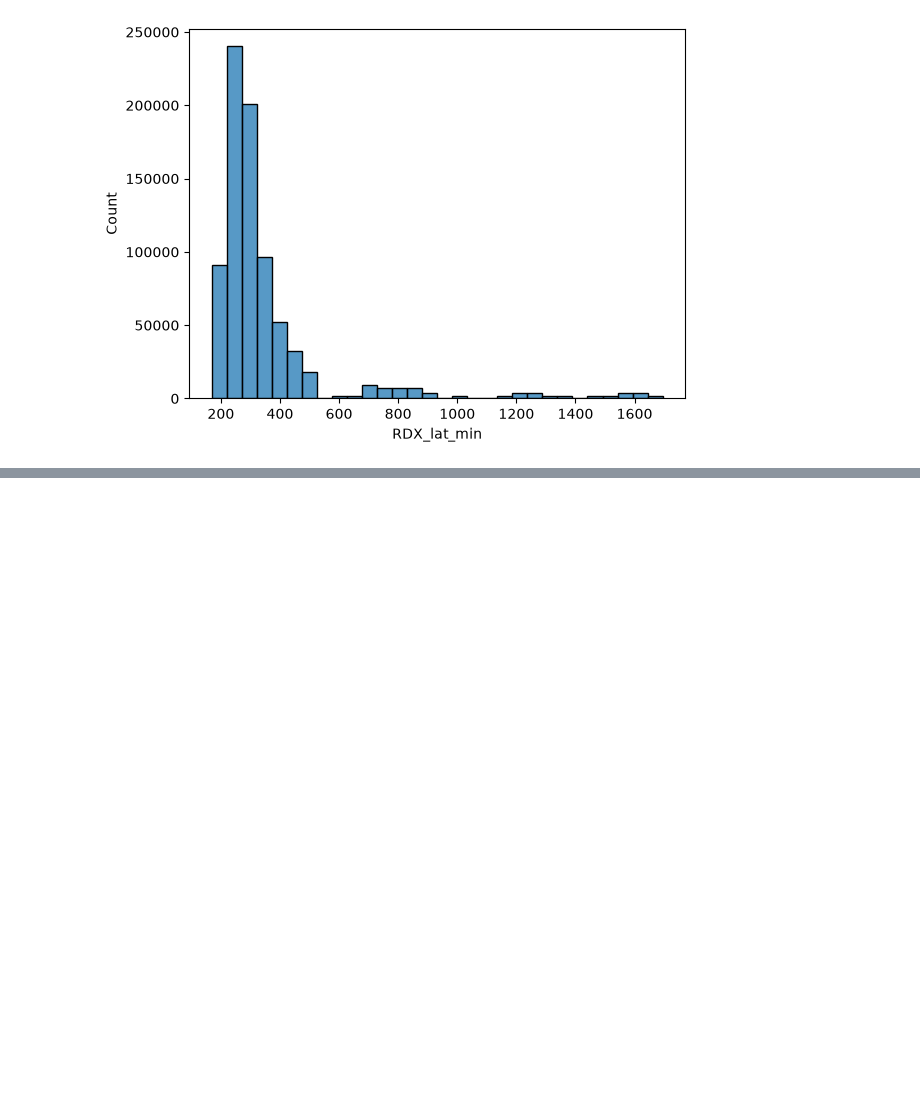
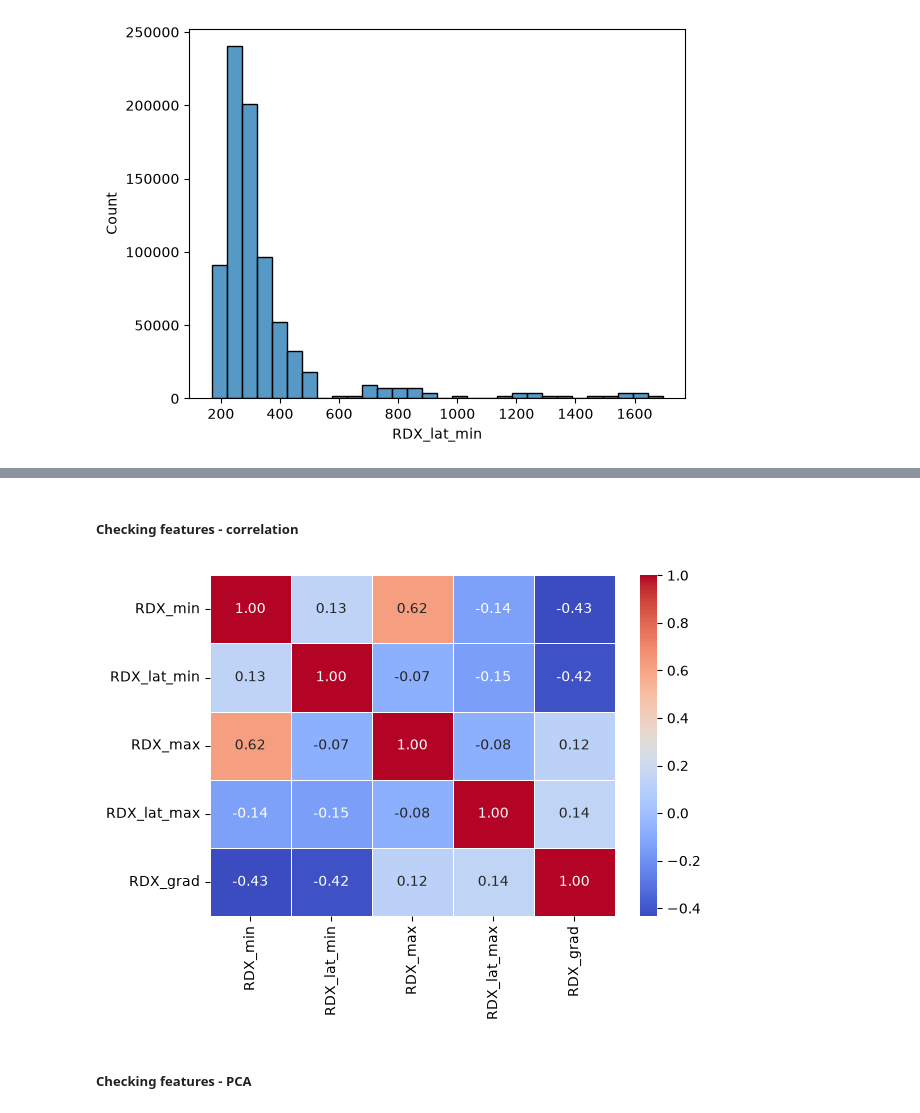
Before and after one commit to arthbreaker/2026_M1_internship, a Jupyter notebook: data_preparation.ipynb, the cells around one changed output, grey strips where cells are left out. Cells and saved outputs as stored; diff of their text form; code cells hidden in the pictures; blank space fills up the shorter version.

```diff
--- a/data_preparation.ipynb
+++ b/data_preparation.ipynb
@@ -144,0 +176,10 @@ sns.histplot(rdx_data, x='RDX_lat_min', bins=30)
+# %% [markdown]
+##### Checking features - correlation
+# %%
+matrix = X_train.loc[:, ['RDX_min', 'RDX_lat_min', 'RDX_max', 'RDX_lat_max', 'RDX_grad']].corr()
+sns.heatmap(matrix, annot=True, cmap="coolwarm", fmt=".2f", linewidths=0.5)
+plt.tight_layout()
+# %% [output]
+[figure, added]
+# %% [markdown]
+##### Checking features - PCA
```
Also changed, not shown: parts of 7 cells of this notebook, 1 other file.
